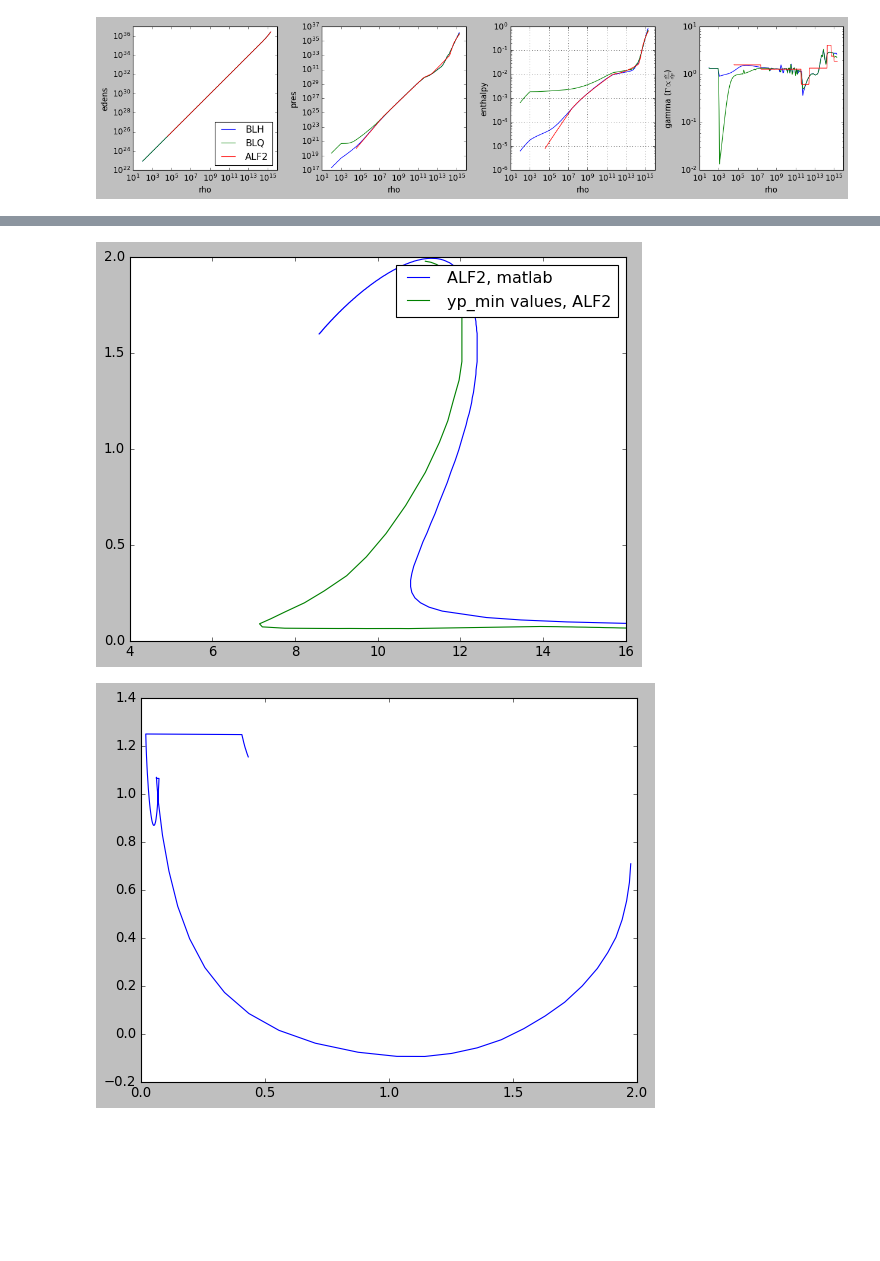
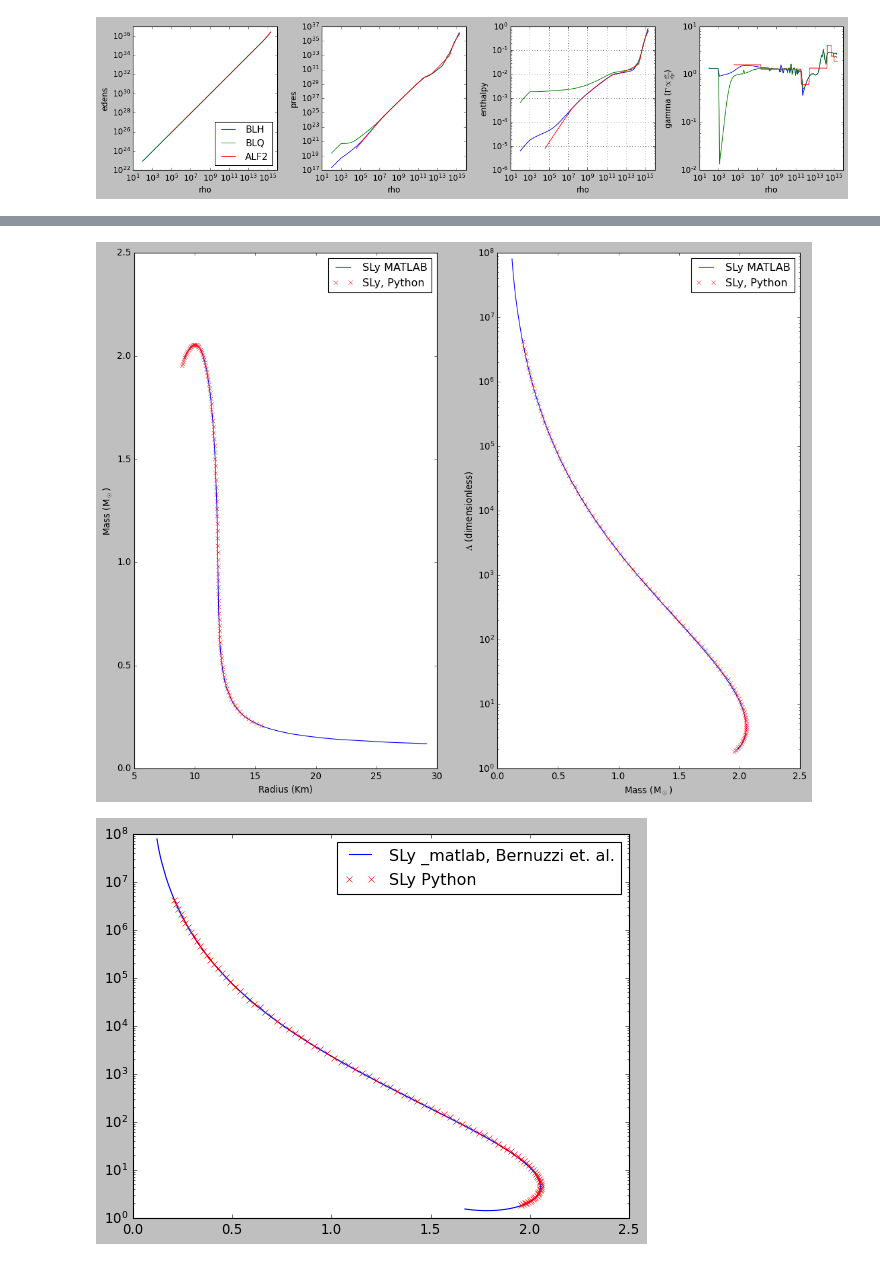
Before and after one commit to rahulkashyap411/tov, a Jupyter notebook: tov_enthalpy.ipynb, the cells around one changed output, grey strips where cells are left out. Saved outputs shown, nothing was run; the diff lists cells and outputs as text; code cells hidden in the pictures; blank space fills up the shorter version.

```diff
--- a/tov_enthalpy.ipynb
+++ b/tov_enthalpy.ipynb
@@ -612,9 +697,9 @@ eos = glue_crust_and_core( SLyCrust, dense_eos )
 
 int_pts = 10000
 rad_low = 1.e-3
-rad_high = 2.e6
+rad_high = 3.e6
 N = 10
-rhoc_arr = np.logspace(12.0, 15.2, N)
+rhoc_arr = np.logspace(np.log10(2.e14), np.log10(5.e15), N)
 ALF2=tov(peos=eos,int_pts=int_pts,rad_low=rad_low,rad_high=rad_high,central_rho_arr=rhoc_arr)
 
 rstar=[]
@@ -676,18 +1204,47 @@ plt.show()
+# %%
+file='../bns_prompt_collapse/git_bnspromptcollapse/scripts/eos_data/TOVSeq/TOVSeq_eosSLy.dat'
+#GRMHDResearch/bns_prompt_collapse/git_bnspromptcollapse/scripts/eos_data/TOVSeq
+eoskey='SLy'
+fig,((ax1,ax2))=plt.subplots(nrows=1,ncols=2,figsize=(16,12))
+ds=np.loadtxt(file,skiprows=1,delimiter=',')
+mass = ds[:,2] #in solar mass
+rad = const.AGEO_LENGTH_IN_CM/1.e5*ds[:,3] #in km
+k2 = ds[:,5] # K2
+C = ds[:,0] #compactness GM/(Rc^2)
+lam_dimensionless = (2./3.) * ds[:,5] / (C**5.)
+ax1.plot(rad,mass,label=eoskey+' MATLAB')
+ax1.plot(rstar,mstar,'rx',label='SLy, Python')
+ax1.set(xlabel='Radius (Km)',ylabel='Mass (M$_\odot$)')
+ax1.legend()
+
+#ax2.plot(ds[:,2],ds[:,5],label=eoskey)
+ax2.semilogy(ds[:,2],lam_dimensionless,label=eoskey+' MATLAB')
+ax2.plot(mstar,lamstar,'rx',label='SLy, Python')
+
+ax2.set(ylabel='$\Lambda$ (dimensionless)',xlabel='Mass (M$_\odot$)')
+ax2.legend()
+
+#plt.legend()
+plt.savefig('m_r_lam.png',dpi=200)
+plt.show()
+# %% [output]
+[figure, added]
 # %%
 #print(rstar/1.e5)
 #print(mstar/const.CGS_MSUN)
-lamstar=np.array(lamstar)
+#lamstar=np.array(lamstar)
 
-file='./matlab_Sebastiano/tov/Sequences/Complete/ALF2_sequence.txt'
+file='./matlab_Sebastiano/tov/Sequences/Complete/SLy_sequence.txt'
 ds_matlab=np.loadtxt(file,skiprows=1)
-plt.plot(ds_matlab[:,3]*const.AGEO_LENGTH_IN_M/1.e3,ds_matlab[:,1],label='ALF2, matlab')
-plt.plot(rstar/1.e5,mstar/const.CGS_MSUN,label='yp_min values, ALF2')
-plt.xlim([4,16])
+#plt.plot(ds_matlab[:,3]*const.AGEO_LENGTH_IN_M/1.e3,ds_matlab[:,1],label='SLy, matlab')
+#plt.plot(rstar,mstar,label='yp_min values, ALF2')
+plt.semilogy(ds_matlab[:,1],ds_matlab[:,6],label='SLy _matlab, Bernuzzi et. al.')
+plt.semilogy(mstar,lamstar,'rx',label='SLy Python')
+#plt.xlim([4,16])
 plt.legend()
 plt.show()
 
-plt.plot(mstar/const.CGS_MSUN,lamstar)
-plt.show()
+#plt.plot(mstar/const.CGS_MSUN,lamstar)
+#plt.show()
 # %% [output]
-[figure, old version]
+[figure, new version]
-[figure, removed]
```
Also changed, not shown: parts of 20 cells of this notebook, 15 other files.
